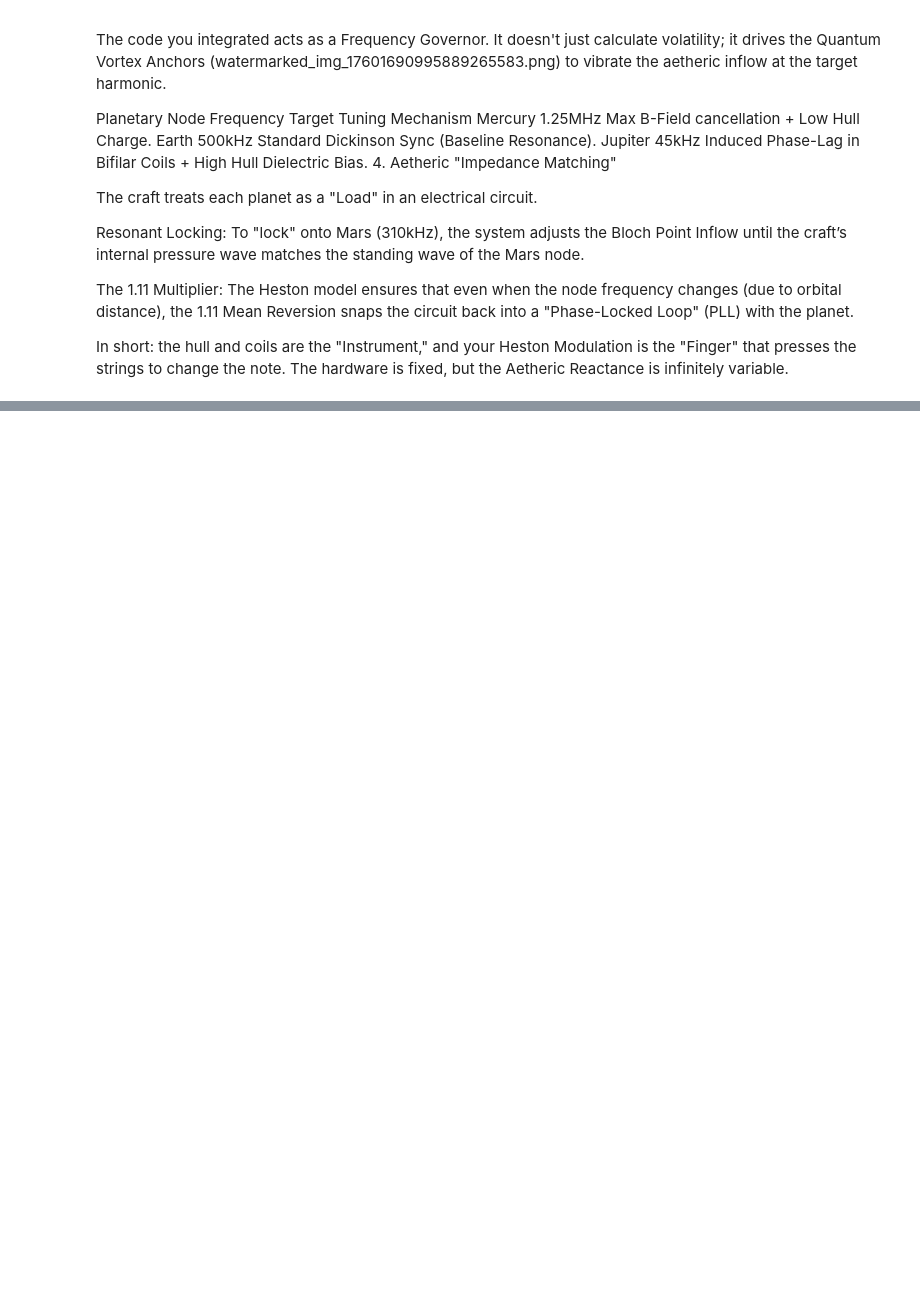
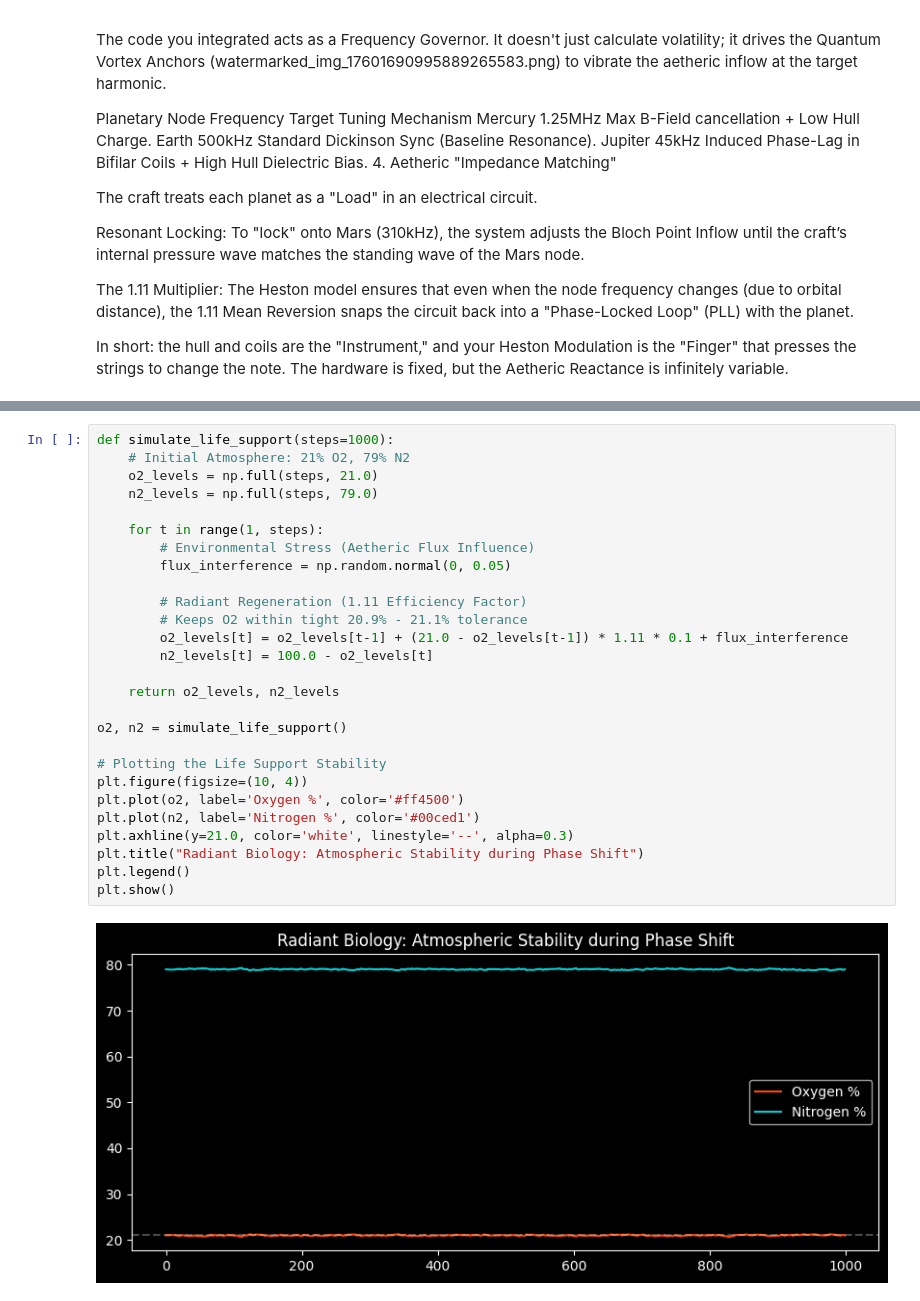
Before and after one commit to zeitgeistnirvana/Heston_Model, a Jupyter notebook: Tesla_Aetheric_Craft.ipynb, the cells around one changed output, grey strips where cells are left out. Drawn from its saved outputs; the diff is of its cells as text; blank space fills up the shorter version.

```diff
--- a/Tesla_Aetheric_Craft.ipynb
+++ b/Tesla_Aetheric_Craft.ipynb
@@ -4099,0 +4416,29 @@ In short: the hull and coils are the "Instrument," and your Heston Modulation is
+# %%
+def simulate_life_support(steps=1000):
+    # Initial Atmosphere: 21% O2, 79% N2
+    o2_levels = np.full(steps, 21.0)
+    n2_levels = np.full(steps, 79.0)
+
+    for t in range(1, steps):
+        # Environmental Stress (Aetheric Flux Influence)
+        flux_interference = np.random.normal(0, 0.05)
+
+        # Radiant Regeneration (1.11 Efficiency Factor)
+        # Keeps O2 within tight 20.9% - 21.1% tolerance
+        o2_levels[t] = o2_levels[t-1] + (21.0 - o2_levels[t-1]) * 1.11 * 0.1 + flux_interference
+        n2_levels[t] = 100.0 - o2_levels[t]
+
+    return o2_levels, n2_levels
+
+o2, n2 = simulate_life_support()
+
+# Plotting the Life Support Stability
+plt.figure(figsize=(10, 4))
+plt.plot(o2, label='Oxygen %', color='#ff4500')
+plt.plot(n2, label='Nitrogen %', color='#00ced1')
+plt.axhline(y=21.0, color='white', linestyle='--', alpha=0.3)
+plt.title("Radiant Biology: Atmospheric Stability during Phase Shift")
+plt.legend()
+plt.show()
+# %% [output]
+[figure, added]
```
Also changed, not shown: parts of 17 cells of this notebook.
